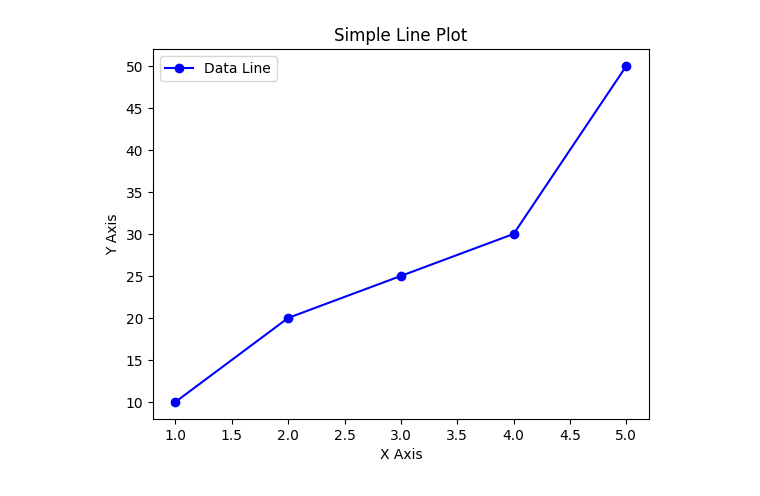
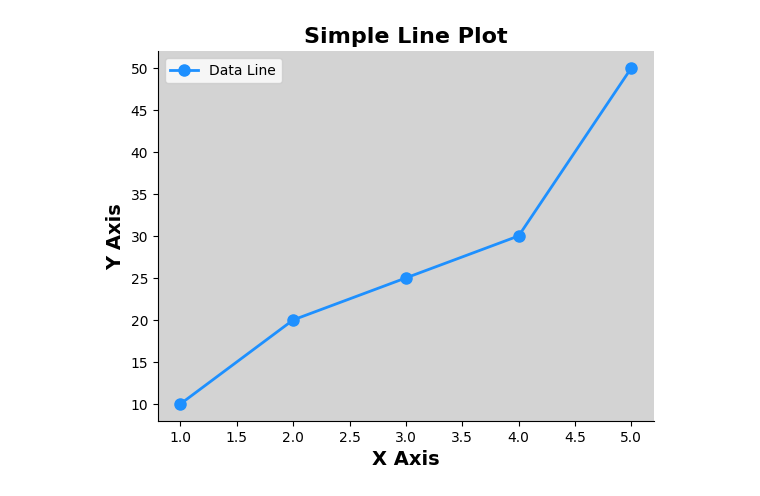
Before and after one commit to Sarus1997/data-analysis, a Jupyter notebook: matplotl.ipynb, the cells around one changed output. Saved outputs shown, nothing was run; the diff lists cells and outputs as text; code cells hidden in the pictures.

```diff
--- a/matplotl.ipynb
+++ b/matplotl.ipynb
@@ -1,22 +14,33 @@
 # %%
-import matplotlib.pyplot as plt
+import matplotlib.pyplot as plt # type: ignore
 
 # ข้อมูล x และ y
 x = [1, 2, 3, 4, 5]
 y = [10, 20, 25, 30, 50]
 
 # สร้างกราฟ
-plt.plot(x, y, marker='o', linestyle='-', color='b', label='Data Line')
+plt.plot(x, y, marker='o', linestyle='-', color='dodgerblue', markersize=8, linewidth=2, label='Data Line')
 
 # เพิ่มชื่อแกน
-plt.xlabel('X Axis')
-plt.ylabel('Y Axis')
-plt.title('Simple Line Plot')
+plt.xlabel('X Axis', fontsize=14, fontweight='bold')
+plt.ylabel('Y Axis', fontsize=14, fontweight='bold')
+plt.title('Simple Line Plot', fontsize=16, fontweight='bold')
 
 # แสดงคำอธิบายกราฟ
-plt.legend()
+plt.legend(fontsize=10)
+
+# ปรับขนาดของตัวเลขที่แกน
+plt.xticks(fontsize=10)
+plt.yticks(fontsize=10)
+
+# เพิ่มกรอบให้กับกราฟ
+plt.gca().spines['top'].set_visible(False)  # ซ่อนขอบด้านบน
+plt.gca().spines['right'].set_visible(False)  # ซ่อนขอบด้านขวา
+
+# เพิ่มกรอบเงา
+plt.gca().patch.set_facecolor('lightgray')
 
 # แสดงผล
 plt.show()
 # %% [output]
-[figure, old version]
+[figure, new version]
```
Also changed, not shown: parts of 6 cells of this notebook.
